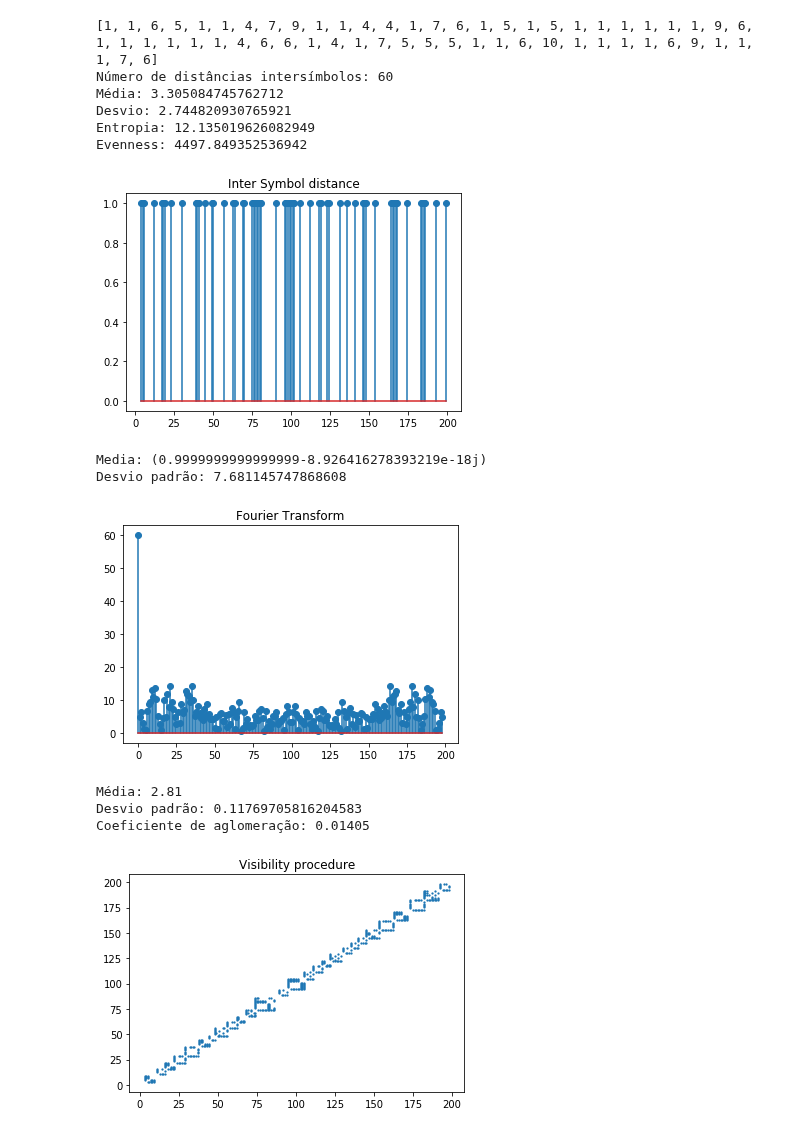
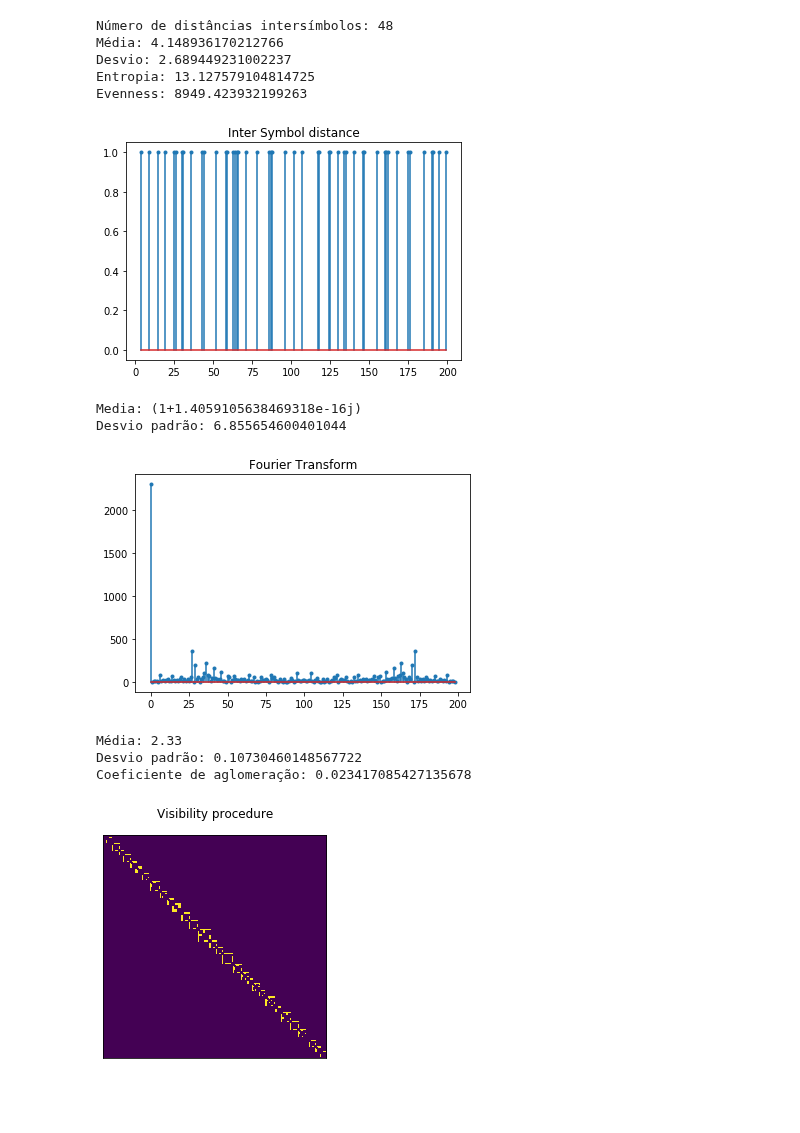
Before and after one commit to ricardotetti/pattern_recognition_and_analisys, a Jupyter notebook: proj_2/Projeto 2.ipynb, the cells around one changed output. Saved outputs shown, nothing was run; the diff lists cells and outputs as text; code cells hidden in the pictures; blank space fills up the shorter version.

```diff
--- a/proj_2/Projeto 2.ipynb
+++ b/proj_2/Projeto 2.ipynb
@@ -100,13 +101,13 @@ class split_signal:
         for i in range (len(self.list_zero)):
             self.relative_fre.append((self.list_zero[i])/(len(self.list_zero)))
     def plots(self):
-        fig, axs = plt.subplots(4)
+        fig, axs = plt.subplots(4, sharex = True)
         fig.suptitle('Split signals')
         x = np.arange(len(padroes_fig2))
-        axs[0].bar(x, self.list_zero)
-        axs[1].bar(x, self.list_one)
-        axs[2].bar(x, self.list_two)
-        axs[3].bar(x, self.list_three)
+        axs[0].bar(x, self.list_zero, color = 'dimgrey')
+        axs[1].bar(x, self.list_one, color = 'dimgrey')
+        axs[2].bar(x, self.list_two, color = 'dimgrey')
+        axs[3].bar(x, self.list_three, color = 'dimgrey')
         pylab.xlim(0,200)
         pylab.ylim(0,1)
 
@@ -218,7 +219,7 @@ class inter_symbol(split_signal):
         for i in range(0,(len(self.list_inter_symbol)-1)):
             k = self.list_inter_symbol[i+1] - self.list_inter_symbol[i]
             self.list_distancias.append(k)
-        print(self.list_distancias)
+        #print(self.list_distancias)
     def media_desvio(self):
         media_ = sum(self.list_distancias)/len(self.list_distancias)
         desvio_ = np.std(self.list_distancias)
@@ -242,20 +243,19 @@ class inter_symbol(split_signal):
         contador = []
         for i in range(len(self.list_inter_symbol)):
             contador.append(1)
-        plt.stem(self.list_inter_symbol,contador)
+        plt.stem(self.list_inter_symbol,contador, markerfmt = '.')
         plt.show()
 
 
 if __name__ == '__main__':
     main()
 # %% [output]
-[1, 1, 6, 5, 1, 1, 4, 7, 9, 1, 1, 4, 4, 1, 7, 6, 1, 5, 1, 5, 1, 1, 1, 1, 1, 1, 9, 6, 1, 1, 1, 1, 1, 1, 4, 6, 6, 1, 4, 1, 7, 5, 5, 5, 1, 1, 6, 10, 1, 1, 1, 1, 6, 9, 1, 1, 1, 7, 6]
-Número de distâncias intersímbolos: 60
-Média: 3.305084745762712
-Desvio: 2.744820930765921
-Entropia: 12.135019626082949
-Evenness: 4497.849352536942
+Número de distâncias intersímbolos: 48
+Média: 4.148936170212766
+Desvio: 2.689449231002237
+Entropia: 13.127579104814725
+Evenness: 8949.423932199263
-[figure, old version]
+[figure, new version]
 # %%
 def main():
     fourier_fig2 = fourier_transform()
@@ -284,33 +284,34 @@ class fourier_transform(split_signal):
         modulo = []
         #freq = np.fft.fftfreq(self.transformada.shape[-1])
         for i in range(len(self.transformada)):
-            modulo.append(np.abs(self.transformada[i]))
+            modulo.append((np.abs(self.transformada[i]))**2)
         #plt.plot(freq)
-        plt.stem(modulo)
+        plt.stem(modulo, markerfmt = '.')
         #plt.stem(self.transformada)
         plt.show()
 
 if __name__ == "__main__":
     main()
 # %% [output]
-Media: (0.9999999999999999-8.926416278393219e-18j)
-Desvio padrão: 7.681145747868608
+Media: (1+1.4059105638469318e-16j)
+Desvio padrão: 6.855654600401044
-[figure, old version]
+[figure, new version]
 # %%
 def main():
     network_fig2 = network_based()
     network_fig2.visibility(padroes_fig2)
     network_fig2.average_degree()
     network_fig2.clustering_coefficient()
-    network_fig2.plot()
+    #network_fig2.plot()
+    network_fig2.tentativa_plot()
 
 class network_based(split_signal):
     def __init__(self):
         split_signal.__init__(self)
         self.M = np.zeros((len(padroes_fig2),len(padroes_fig2)), dtype=int)
     def visibility(self, L):
-        for j in range(2,len(padroes_fig2)):
-            for i in range(1, j-1):
+        for j in range(1,len(padroes_fig2)):
+            for i in range(0, j-1):
                 flag = 1
                 k = i + 1
                 while (k <= j-1) and (flag == 1):
@@ -328,35 +329,43 @@ class network_based(split_signal):
             for j in range(len(padroes_fig2)):
                 if self.M[i][j] == 1:
                     edges += 1
         average = edges/(len(padroes_fig2))
         standard_deviation = self.M.std()
         print("Média:",average)
         print("Desvio padrão:",standard_deviation)
     def clustering_coefficient(self):
         degree_node = []
         contador = 0
         for i in range(len(self.M)):
             degree_node.append(sum(self.M[i]))
             contador += 1
-        clustering_coefficient = sum(degree_node)/(contador*contador)
+        clustering_coefficient = (sum(degree_node)*2)/(contador*(contador-1))
         print("Coeficiente de aglomeração:",clustering_coefficient)
+    def tentativa_plot(self):
+        M_array = np.array(self.M)
+        plt.matshow(M_array)
+        plt.title("Visibility procedure")
+        ax = plt.gca()
+        ax.axes.xaxis.set_visible(False)
+        ax.axes.yaxis.set_visible(False)
+        plt.show()
     def plot(self):
         x = []
         y = []
         for i in range(len(padroes_fig2)):
             for j in range(len(padroes_fig2)):
                 if self.M[i][j] == 1:
                     x.append(i)
                     y.append(j)
         #print(x)
         plt.title("Visibility procedure")
         plt.scatter(x,y,s = 1.5)
         plt.show()
 
 if __name__ == '__main__':
     main()
 # %% [output]
-Média: 2.81
-Desvio padrão: 0.11769705816204583
-Coeficiente de aglomeração: 0.01405
+Média: 2.33
+Desvio padrão: 0.10730460148567722
+Coeficiente de aglomeração: 0.023417085427135678
-[figure, old version]
+[figure, new version]
```
Also changed, not shown: parts of 4 cells of this notebook.
